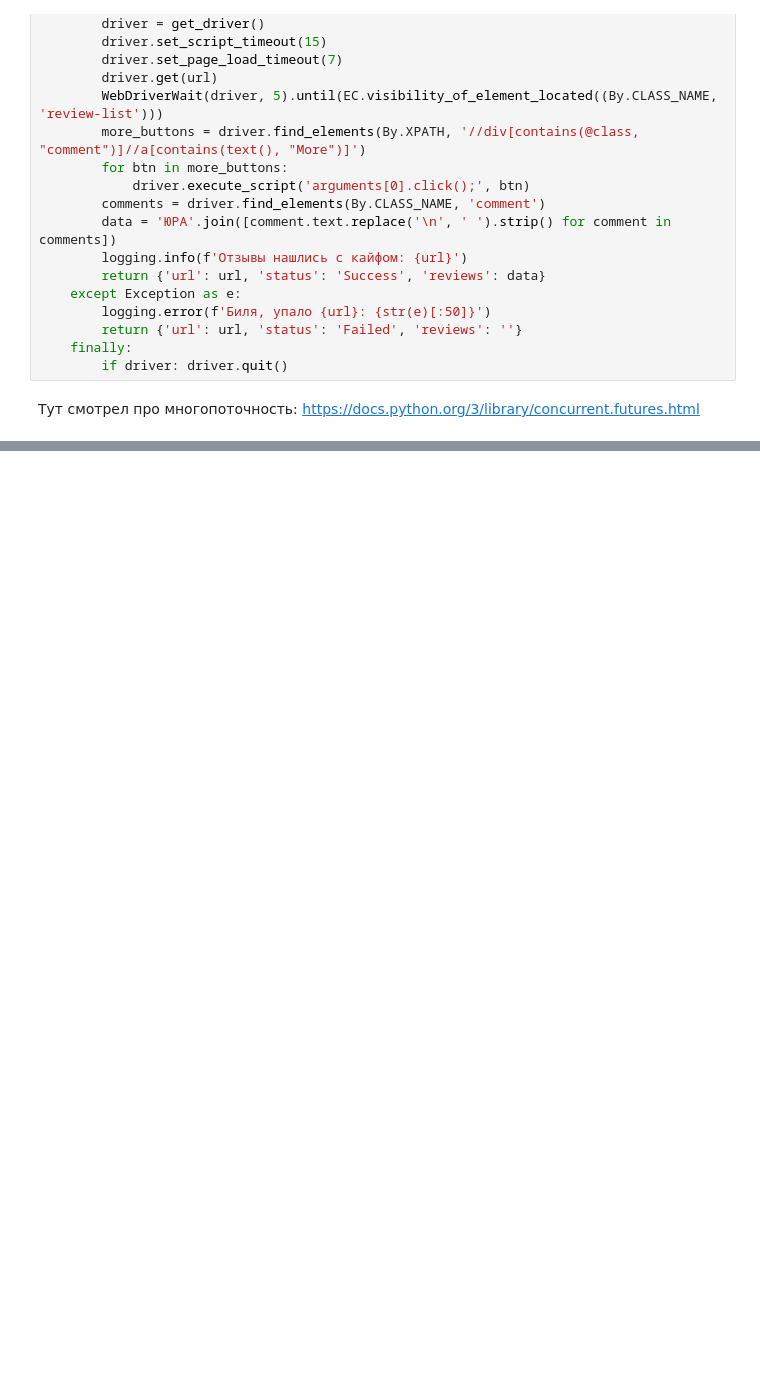
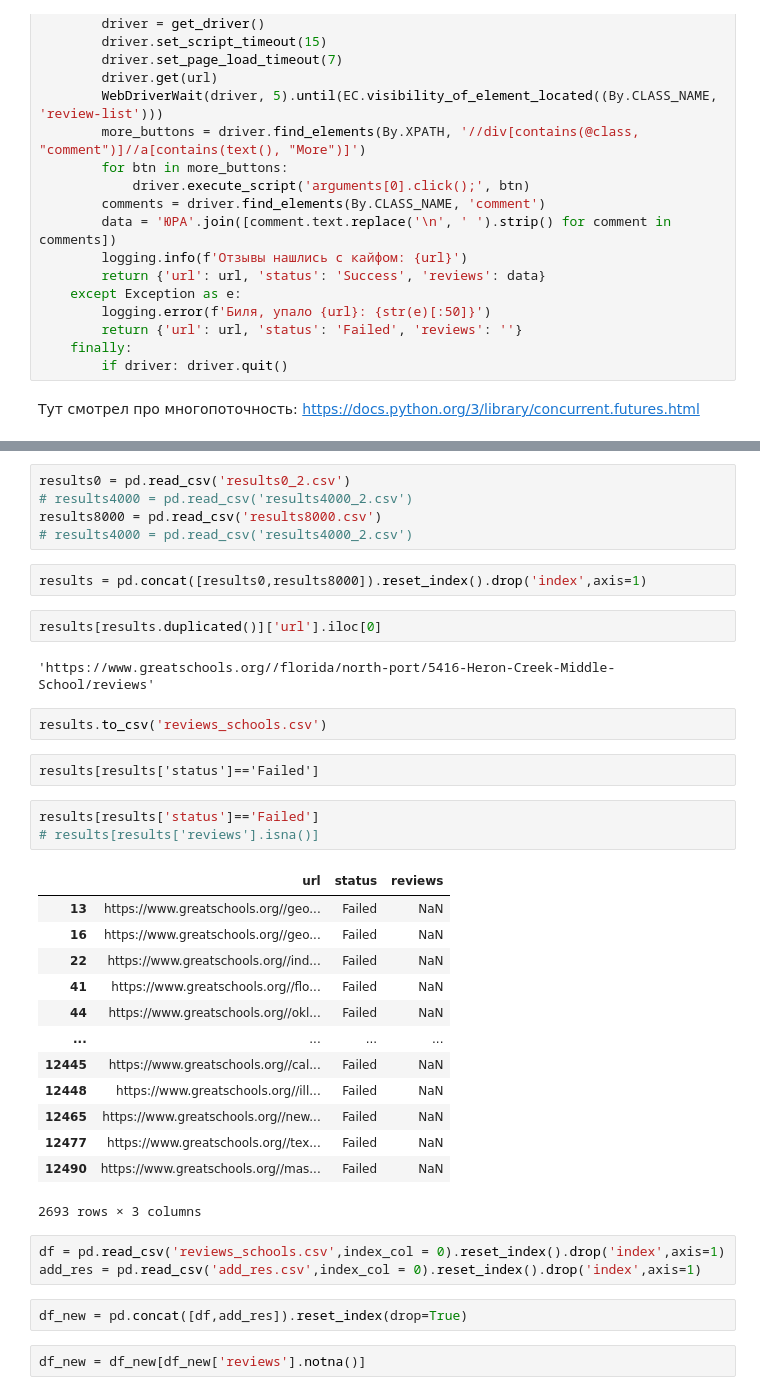
Before and after one commit to iaportnov/GP_2_real_estate_investment_strategy, a Jupyter notebook: greatschools_parser.ipynb, the cells around one changed output, grey strips where cells are left out. Saved outputs shown, nothing was run; the diff lists cells and outputs as text; blank space fills up the shorter version.

```diff
--- a/greatschools_parser.ipynb
+++ b/greatschools_parser.ipynb
@@ -114,0 +125,39 @@ reviews = parse(school_urls[:10])
+# %%
+results0 = pd.read_csv('results0_2.csv')
+# results4000 = pd.read_csv('results4000_2.csv')
+results8000 = pd.read_csv('results8000.csv')
+# results4000 = pd.read_csv('results4000_2.csv')
+# %%
+results = pd.concat([results0,results8000]).reset_index().drop('index',axis=1)
+# %%
+results[results.duplicated()]['url'].iloc[0]
+# %% [output]
+'https://www.greatschools.org//florida/north-port/5416-Heron-Creek-Middle-School/reviews'
+# %%
+results.to_csv('reviews_schools.csv')
+# %% [raw]
+results[results['status']=='Failed']
+# %%
+results[results['status']=='Failed']
+# results[results['reviews'].isna()]
+# %% [output]
+|  | url | status | reviews |
+| 13 | https://www.greatschools.org//geo... | Failed | NaN |
+| 16 | https://www.greatschools.org//geo... | Failed | NaN |
+| 22 | https://www.greatschools.org//ind... | Failed | NaN |
+| 41 | https://www.greatschools.org//flo... | Failed | NaN |
+| 44 | https://www.greatschools.org//okl... | Failed | NaN |
+| ... | ... | ... | ... |
+| 12445 | https://www.greatschools.org//cal... | Failed | NaN |
+| 12448 | https://www.greatschools.org//ill... | Failed | NaN |
+| 12465 | https://www.greatschools.org//new... | Failed | NaN |
+| 12477 | https://www.greatschools.org//tex... | Failed | NaN |
+| 12490 | https://www.greatschools.org//mas... | Failed | NaN |
+2693 rows × 3 columns
+# %%
+df = pd.read_csv('reviews_schools.csv',index_col = 0).reset_index().drop('index',axis=1)
+add_res = pd.read_csv('add_res.csv',index_col = 0).reset_index().drop('index',axis=1)
+# %%
+df_new = pd.concat([df,add_res]).reset_index(drop=True)
+# %%
+df_new = df_new[df_new['reviews'].notna()]
```
Also changed, not shown: parts of 20 cells of this notebook, 2 other files.
